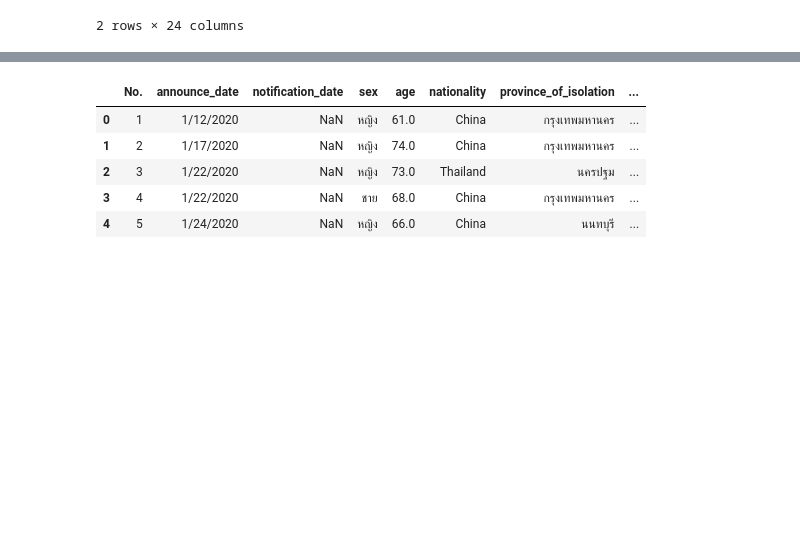
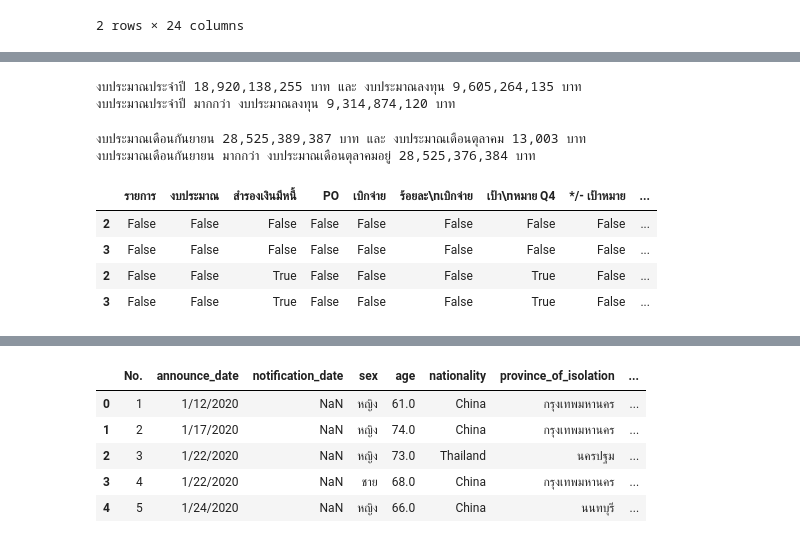
Before and after one commit to Jiraphatkk/python_dataviz2023, a Jupyter notebook: Pandas102.ipynb, the cells around one changed output, grey strips where cells are left out. Saved outputs shown, nothing was run; the diff lists cells and outputs as text; code cells hidden in the pictures; blank space fills up the shorter version.

```diff
--- a/Pandas102.ipynb
+++ b/Pandas102.ipynb
@@ -41,0 +123,42 @@ sep_df
+# %%
+#1 งบประมาณประจำปีหรืองบประมาณลงทุน สูงกว่ากัน
+annual_budget =sep_oct_df[sep_oct_df['รายการ']=='ประจำ'][['งบประมาณ']].sum()
+investment_budget =sep_oct_df[sep_oct_df['รายการ']=='ลงทุน'][['งบประมาณ']].sum()
+print(f'งบประมาณประจำปี {int(annual_budget):,} บาท' " และ" ,f'งบประมาณลงทุน {int(investment_budget):,} บาท')
+a = int(annual_budget)
+b = int(investment_budget)
+if b > a:
+  print(f'งบประมาณลงทุน มากกว่า งบประมาณประจำปี {b-a:,} บาท')
+elif a == b:
+  print("งบประมาณประจำปี และ งบประมาณลงทุน เท่ากัน")
+else:
+  print(f'งบประมาณประจำปี มากกว่า งบประมาณลงทุน {a-b:,} บาท')
+# %% [output]
+งบประมาณประจำปี 18,920,138,255 บาท และ งบประมาณลงทุน 9,605,264,135 บาท
+งบประมาณประจำปี มากกว่า งบประมาณลงทุน 9,314,874,120 บาท
+# %%
+#2 งบรวม เดือน oct หรือ sep เดือนไหนมากกว่ากัน
+sep_budget = sep_oct_df[sep_oct_df['เดือน-ปี']=='sep-65'][['งบประมาณ']].sum()
+oct_budget = sep_oct_df[sep_oct_df['เดือน-ปี']=='oct-65'][['งบประมาณ']].sum()
+
+print(f'งบประมาณเดือนกันยายน {int(sep_budget):,} บาท' " และ" ,f'งบประมาณเดือนตุลาคม {int(oct_budget):,} บาท')
+c = int(sep_budget)
+d = int(oct_budget)
+if d  > c:
+  print(f'งบประมาณเดือนตุลาคม มากกว่า งบประมาณเดือนกันยายน {d-c:,} บาท')
+elif c == d:
+  print("งบประมาณเดือนกันยายน และ งบประมาณเดือนตุลาคม เท่ากัน")
+else:
+  print(f'งบประมาณเดือนกันยายน มากกว่า งบประมาณเดือนตุลาคมอยู่ {c-d:,} บาท')
+# %% [output]
+งบประมาณเดือนกันยายน 28,525,389,387 บาท และ งบประมาณเดือนตุลาคม 13,003 บาท
+งบประมาณเดือนกันยายน มากกว่า งบประมาณเดือนตุลาคมอยู่ 28,525,376,384 บาท
+# %%
+#3 แก้ค่า missing พร้อมทั้งให้เหตุผล
+sep_oct_df.isna()
+# %% [output]
+|  | รายการ | งบประมาณ | สำรองเงินมีหนี้ | PO | เบิกจ่าย | ร้อยละ\nเบิกจ่าย | เป้า\nหมาย Q4 | */- เป้าหมาย | ... |
+| 2 | False | False | False | False | False | False | False | False | ... |
+| 3 | False | False | False | False | False | False | False | False | ... |
+| 2 | False | False | True | False | False | False | True | False | ... |
+| 3 | False | False | True | False | False | False | True | False | ... |
```
Also changed, not shown: parts of 15 cells of this notebook.
